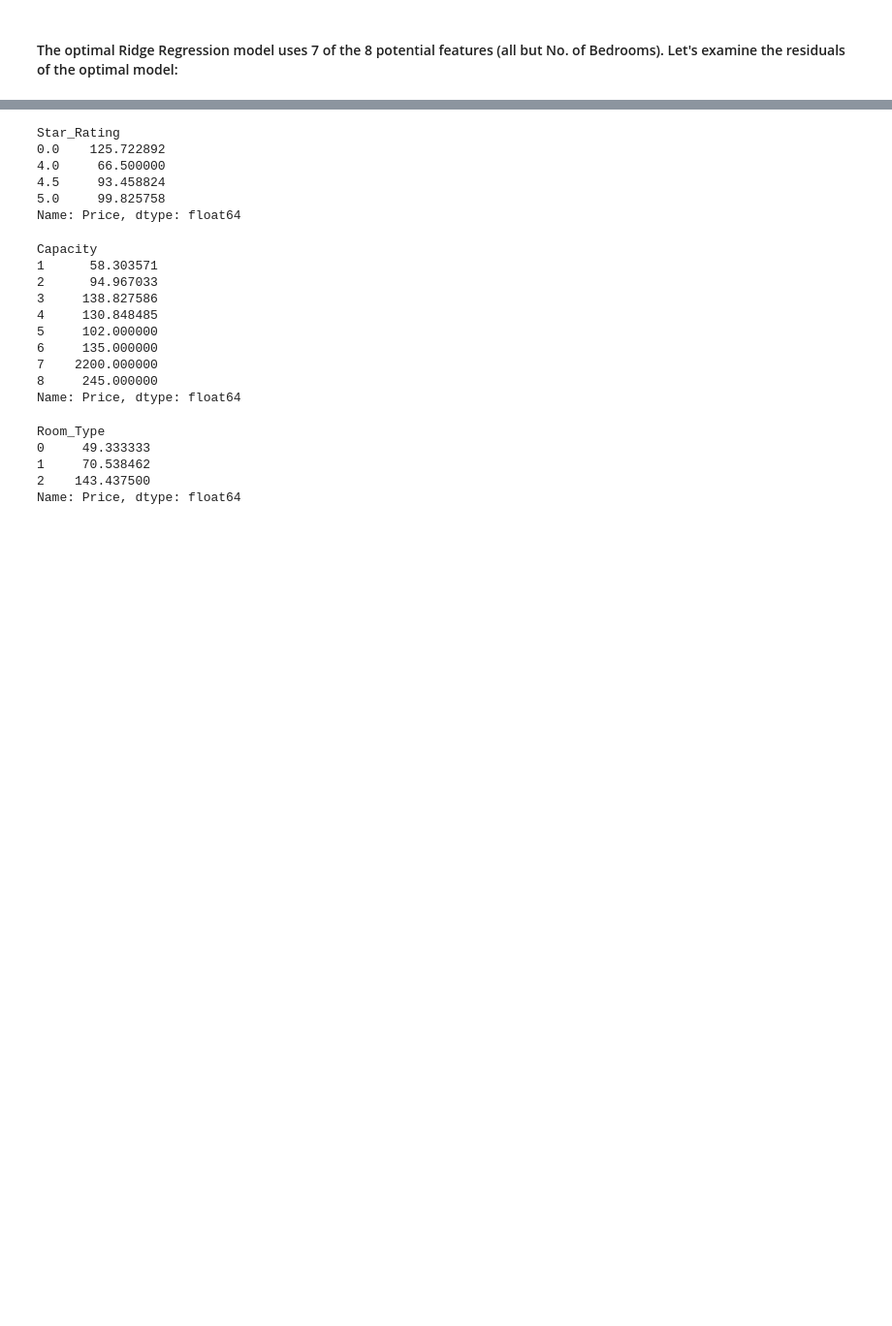
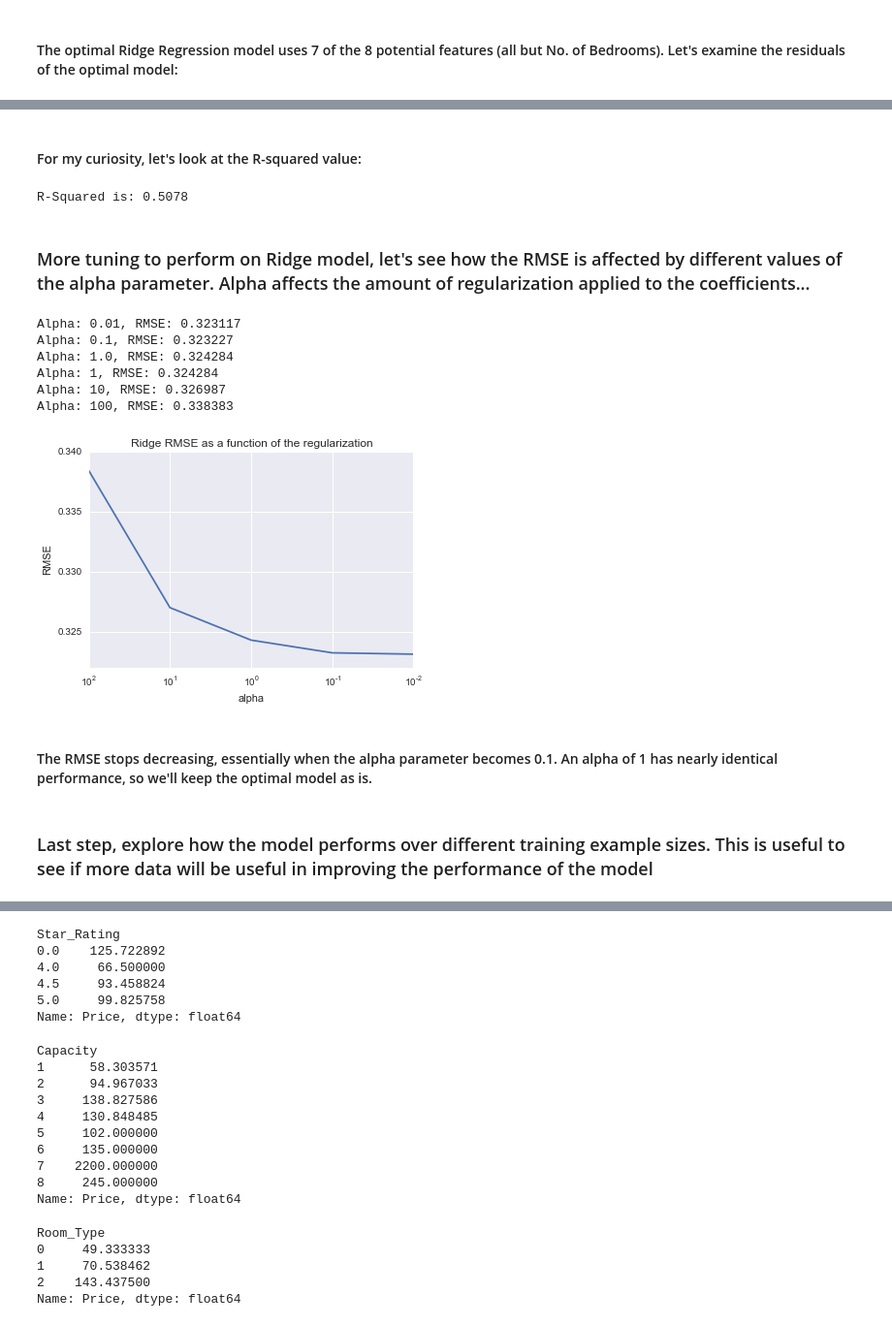
Before and after one commit to peacing/bkds-datachallenge-singman-paul, a Jupyter notebook: case-study-writeup.ipynb, the cells around one changed output, grey strips where cells are left out. Shown: that part at 97% size. Saved outputs shown, nothing was run; the diff lists cells and outputs as text; code cells hidden in the pictures; blank space fills up the shorter version.

```diff
--- a/case-study-writeup.ipynb
+++ b/case-study-writeup.ipynb
@@ -477,0 +485,44 @@ min_thing
+# %% [markdown]
+#### For my curiosity, let's look at the R-squared value:
+# %%
+ridge_r2 = metrics.r2_score(y_test, predictions)
+print "R-Squared is: {:.4f}".format(ridge_r2)
+# %% [output]
+R-Squared is: 0.5078
+# %% [markdown]
+### More tuning to perform on Ridge model, let's see how the RMSE is affected by different values of the alpha parameter. Alpha affects the amount of regularization applied to the coefficients...
+# %%
+alphas = [10e-3, 10e-2, 10e-1, 1, 10, 100] #default is 1
+# %%
+r_squareds = []
+RMSEs = []
+for a in alphas:
+    tune_ridge = Ridge(alpha=a)
+    tune_ridge.fit(X_train, y_train)
+    tune_predictions = tune_ridge.predict(X_test)
+    RMSE = np.sqrt(metrics.mean_squared_error(y_test, tune_predictions))
+    RMSEs.append(RMSE)
+    print "Alpha: {}, RMSE: {:.6f}".format(a, RMSE)
+# %% [output]
+Alpha: 0.01, RMSE: 0.323117
+Alpha: 0.1, RMSE: 0.323227
+Alpha: 1.0, RMSE: 0.324284
+Alpha: 1, RMSE: 0.324284
+Alpha: 10, RMSE: 0.326987
+Alpha: 100, RMSE: 0.338383
+# %%
+ax = plt.gca()
+
+ax.plot(alphas, RMSEs)
+ax.set_xscale('log')
+ax.set_xlim(ax.get_xlim()[::-1])  # reverse axis
+plt.xlabel('alpha')
+plt.ylabel('RMSE')
+plt.title('Ridge RMSE as a function of the regularization')
+plt.show()
+# %% [output]
+[figure, added]
+# %% [markdown]
+#### The RMSE stops decreasing, essentially when the alpha parameter becomes 0.1. An alpha of 1 has nearly identical performance, so we'll keep the optimal model as is.
+# %% [markdown]
+### Last step, explore how the model performs over different training example sizes. This is useful to see if more data will be useful in improving the performance of the model
```
Also changed, not shown: parts of 19 cells of this notebook.
